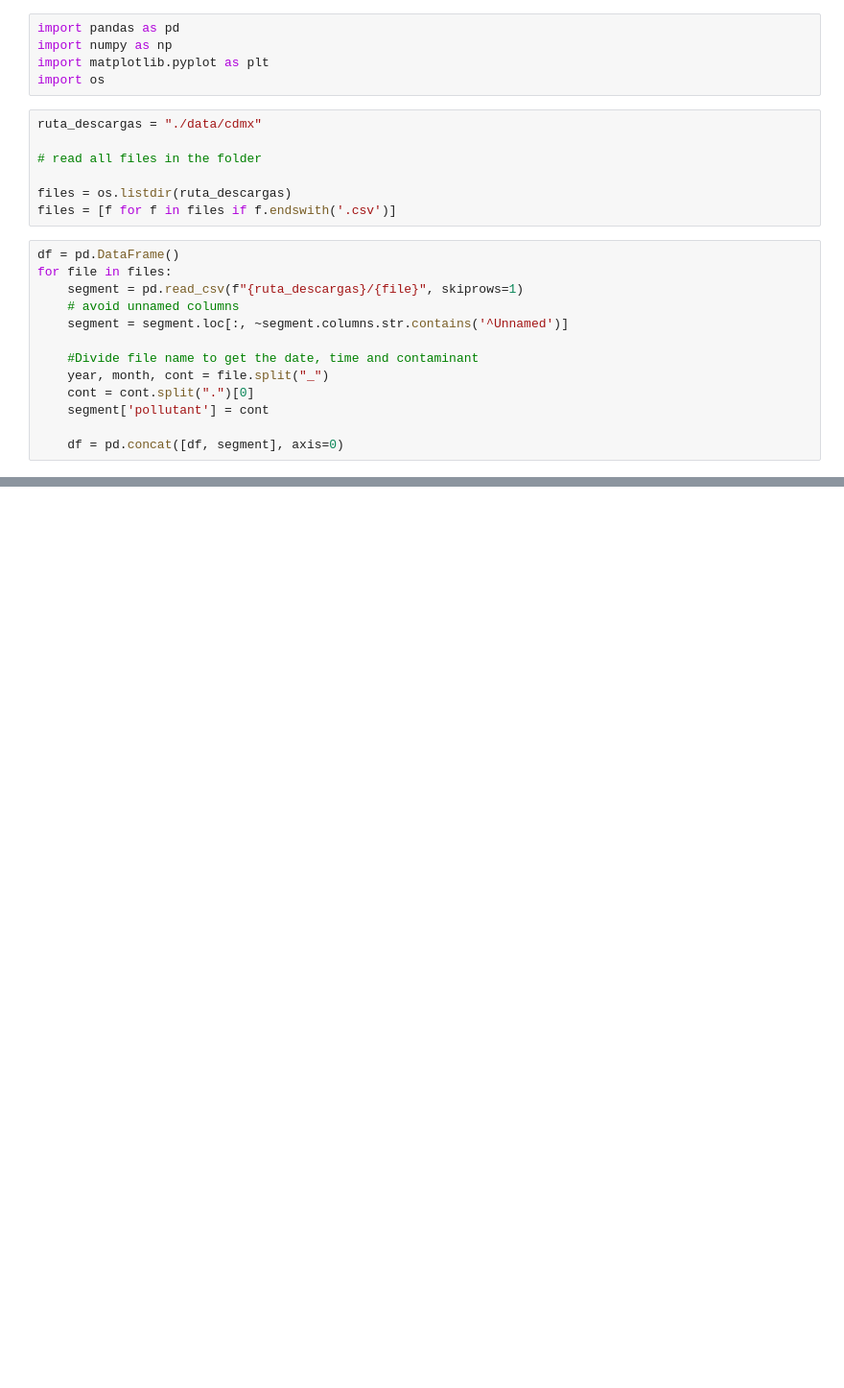
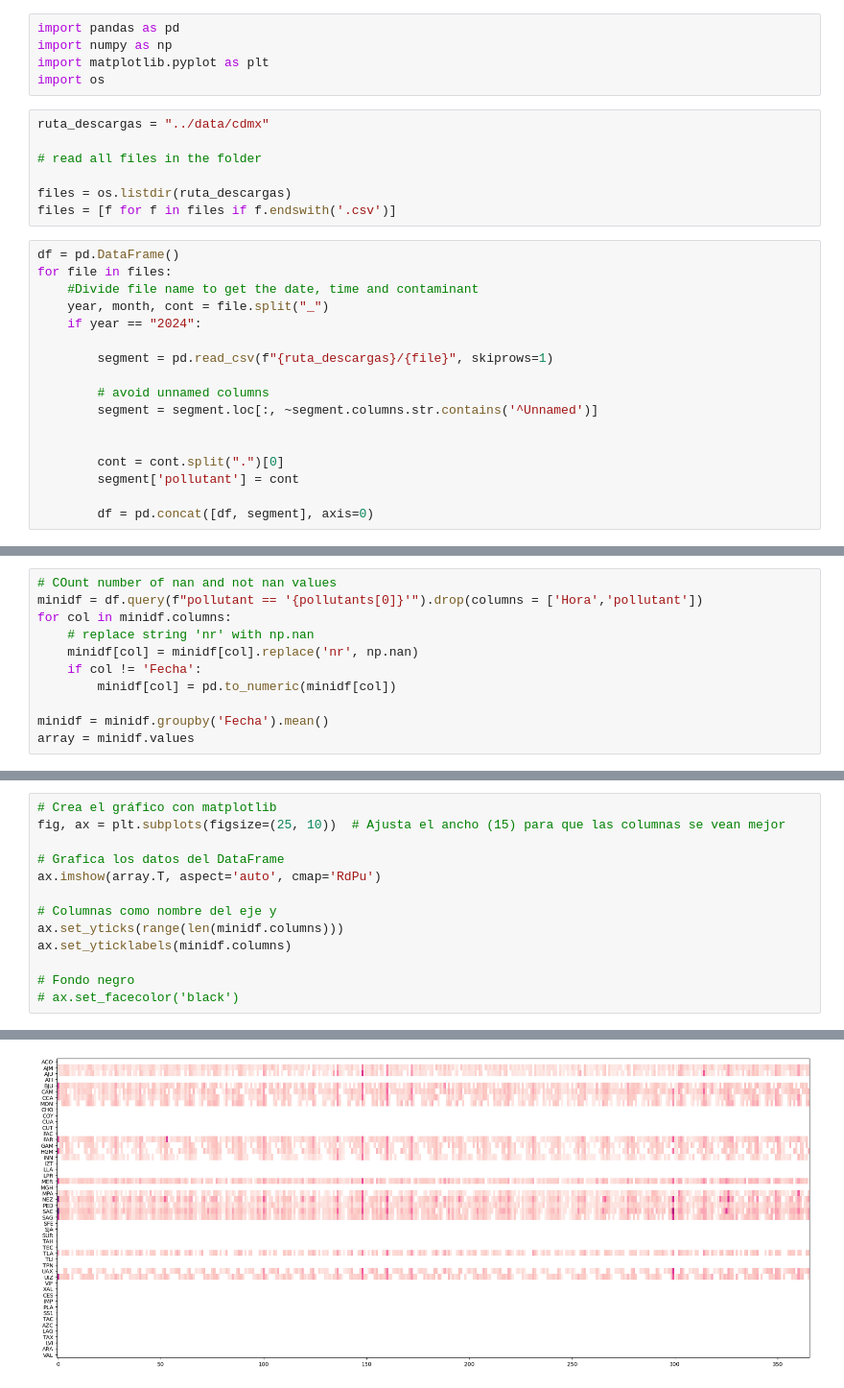
Before and after one commit to JMMorph/phd, a Jupyter notebook: Notebooks/CreateDataset.ipynb, the cells around one changed output, grey strips where cells are left out. Shown at 96% size. Drawn from its saved outputs; the diff is of its cells as text; blank space fills up the shorter version.

```diff
--- a/Notebooks/CreateDataset.ipynb
+++ b/Notebooks/CreateDataset.ipynb
@@ -4,7 +4,7 @@ import numpy as np
 import matplotlib.pyplot as plt
 import os
 # %%
-ruta_descargas = "./data/cdmx"
+ruta_descargas = "../data/cdmx"
 
 # read all files in the folder
 
@@ -13,13 +13,17 @@ files = [f for f in files if f.endswith('.csv')]
 # %%
 df = pd.DataFrame()
 for file in files:
-    segment = pd.read_csv(f"{ruta_descargas}/{file}", skiprows=1)
-    # avoid unnamed columns
-    segment = segment.loc[:, ~segment.columns.str.contains('^Unnamed')]
-
     #Divide file name to get the date, time and contaminant
     year, month, cont = file.split("_")
-    cont = cont.split(".")[0]
-    segment['pollutant'] = cont
+    if year == "2024":
 
-    df = pd.concat([df, segment], axis=0)
+        segment = pd.read_csv(f"{ruta_descargas}/{file}", skiprows=1)
+
+        # avoid unnamed columns
+        segment = segment.loc[:, ~segment.columns.str.contains('^Unnamed')]
+
+
+        cont = cont.split(".")[0]
+        segment['pollutant'] = cont
+
+        df = pd.concat([df, segment], axis=0)
@@ -47,0 +32,11 @@ np.int64(0)
+# %%
+# COunt number of nan and not nan values
+minidf = df.query(f"pollutant == '{pollutants[0]}'").drop(columns = ['Hora','pollutant'])
+for col in minidf.columns:
+    # replace string 'nr' with np.nan
+    minidf[col] = minidf[col].replace('nr', np.nan)
+    if col != 'Fecha':
+        minidf[col] = pd.to_numeric(minidf[col])
+
+minidf = minidf.groupby('Fecha').mean()
+array = minidf.values
@@ -47,0 +79,14 @@ np.int64(0)
+# %%
+# Crea el gráfico con matplotlib
+fig, ax = plt.subplots(figsize=(25, 10))  # Ajusta el ancho (15) para que las columnas se vean mejor
+
+# Grafica los datos del DataFrame
+ax.imshow(array.T, aspect='auto', cmap='RdPu')
+
+# Columnas como nombre del eje y
+ax.set_yticks(range(len(minidf.columns)))
+ax.set_yticklabels(minidf.columns)
+
+# Fondo negro
+# ax.set_facecolor('black')
+# %% [output]
@@ -47,0 +110 @@ np.int64(0)
+[figure, added]
```
Also changed, not shown: parts of 7 cells of this notebook, 1 other file.
